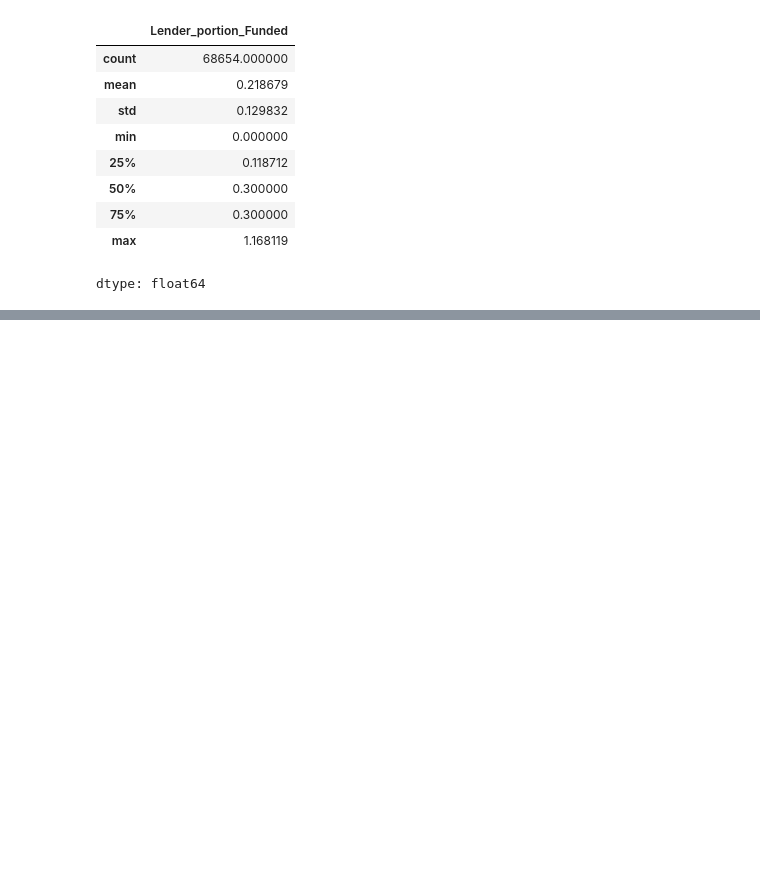
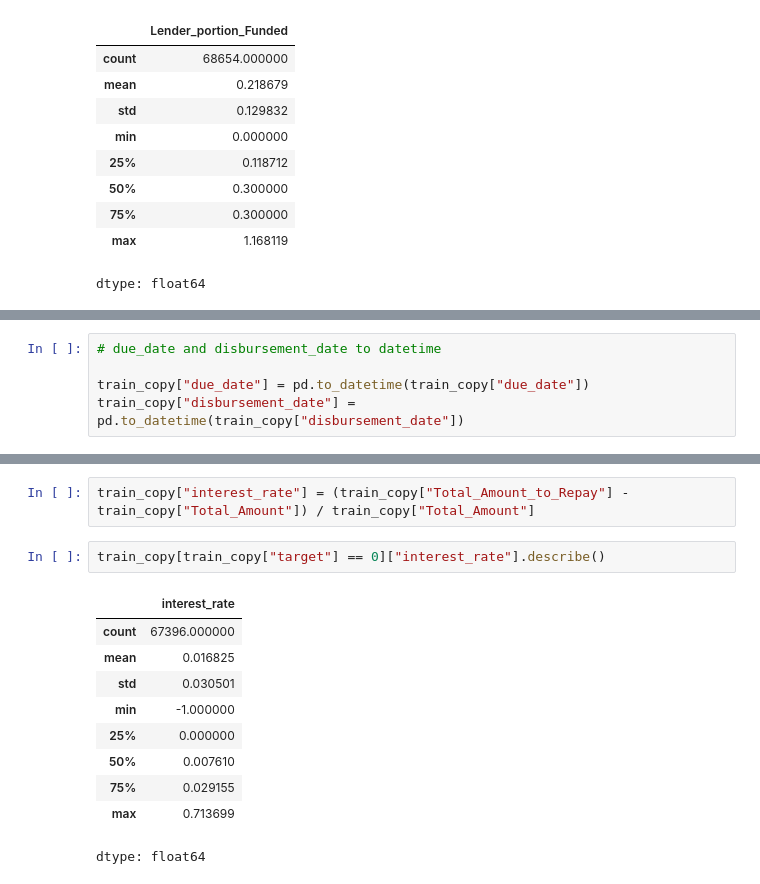
Before and after one commit to segnig/African-Credit-Scoring-Challenge, a Jupyter notebook: eda.ipynb, the cells around one changed output, grey strips where cells are left out. Drawn from its saved outputs; the diff is of its cells as text; blank space fills up the shorter version.

```diff
--- a/eda.ipynb
+++ b/eda.ipynb
@@ -545,0 +553,5 @@ dtype: float64
+# %%
+# due_date and disbursement_date to datetime
+
+train_copy["due_date"] = pd.to_datetime(train_copy["due_date"])
+train_copy["disbursement_date"] = pd.to_datetime(train_copy["disbursement_date"])
@@ -545,0 +594,15 @@ dtype: float64
+# %%
+train_copy["interest_rate"] = (train_copy["Total_Amount_to_Repay"] - train_copy["Total_Amount"]) / train_copy["Total_Amount"]
+# %%
+train_copy[train_copy["target"] == 0]["interest_rate"].describe()
+# %% [output]
+|  | interest_rate |
+| count | 67396.000000 |
+| mean | 0.016825 |
+| std | 0.030501 |
+| min | -1.000000 |
+| 25% | 0.000000 |
+| 50% | 0.007610 |
+| 75% | 0.029155 |
+| max | 0.713699 |
+dtype: float64
```
Also changed, not shown: parts of 4 cells of this notebook.
